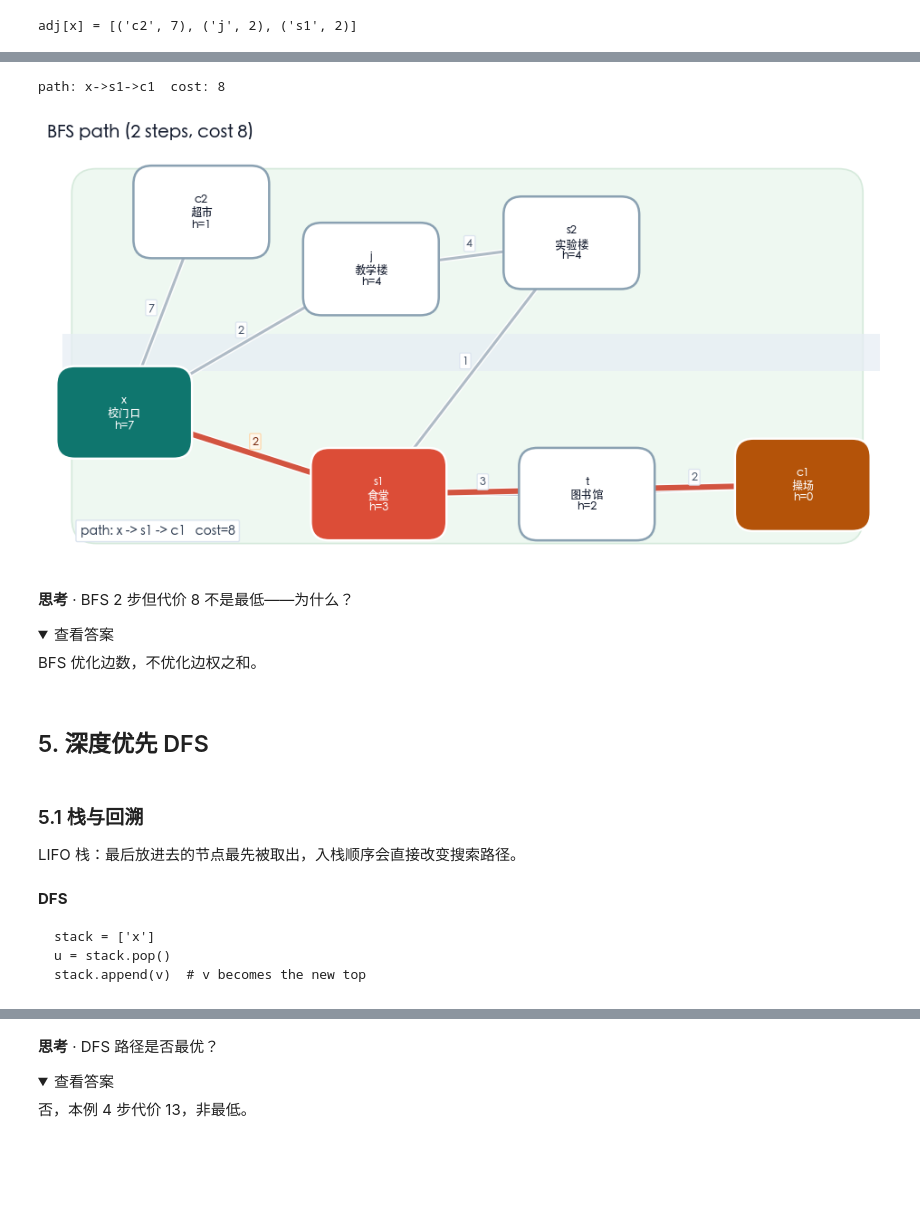
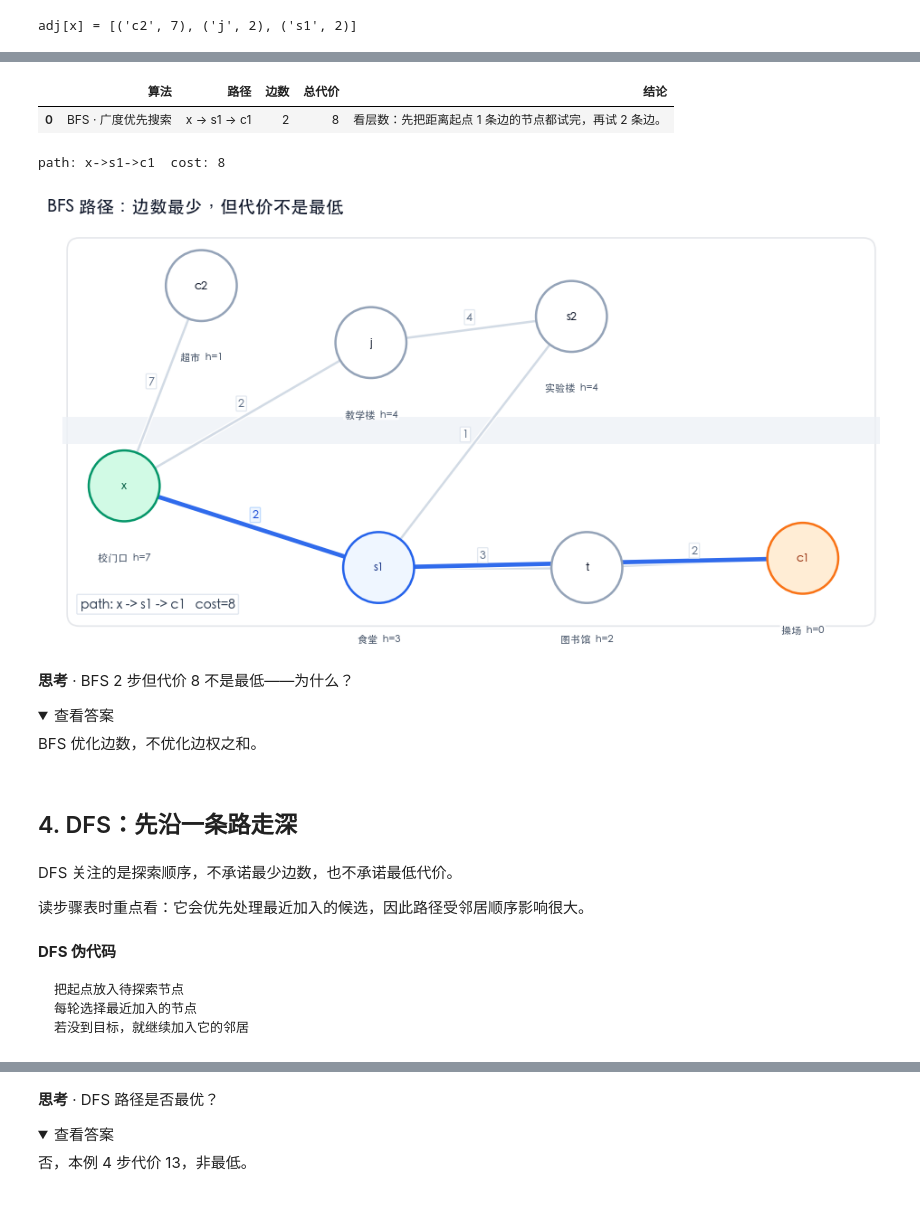
Before and after one commit to zhesun-0209/ai-thinking-labs, a Jupyter notebook: notebooks/ch05_campus_search.ipynb, the cells around one changed output, grey strips where cells are left out. Cells and saved outputs as stored; diff of their text form; code cells hidden in the pictures; folded sections open; blank space fills up the shorter version.

````diff
--- a/notebooks/ch05_campus_search.ipynb
+++ b/notebooks/ch05_campus_search.ipynb
@@ -162,3 +129,8 @@ BFS: Queue / 队列 frontier 动画
+# %%
+display(algorithm_result('bfs'))
+# %% [output]
+|  | 算法 | 路径 | 边数 | 总代价 | 结论 |
+| 0 | BFS · 广度优先搜索 | x → s1 → c1 | 2 | 8 | 看层数：先把距离起点 1 条边的节点都试完，再试 2 条边。 |
 # %%
 path_bfs = run_all()['bfs']['path']
 # %%
@@ -166,25 +138,25 @@ print('path:', '->'.join(path_bfs), ' cost:', path_cost(path_bfs, adj))
 # %% [output]
 path: x->s1->c1  cost: 8
 # %%
-plot_campus(path_bfs, title='BFS path (2 steps, cost 8)')
+plot_campus(path_bfs, title='BFS 路径：边数最少，但代价不是最低')
 # %% [output]
-[figure, old version]
+[figure, new version]
 # %% [markdown]
 **思考** · BFS 2 步但代价 8 不是最低——为什么？
 
 <details class="ai-self-check"><summary>查看答案</summary><p>BFS 优化边数，不优化边权之和。</p></details>
 # %% [markdown]
-## 5. 深度优先 DFS
+## 4. DFS：先沿一条路走深
-# %% [markdown]
-### 5.1 栈与回溯
-
-LIFO 栈：最后放进去的节点最先被取出，入栈顺序会直接改变搜索路径。
-# %% [markdown]
-**DFS**
-
-```text
-stack = ['x']
-u = stack.pop()
-stack.append(v)  # v becomes the new top
-```
+# %% [markdown]
+DFS 关注的是探索顺序，不承诺最少边数，也不承诺最低代价。
+
+读步骤表时重点看：它会优先处理最近加入的候选，因此路径受邻居顺序影响很大。
+# %% [markdown]
+**DFS 伪代码**
+
+```text
+把起点放入待探索节点
+每轮选择最近加入的节点
+若没到目标，就继续加入它的邻居
+```
 # %%
````
Also changed, not shown: parts of 52 cells of this notebook, 4 other files.
